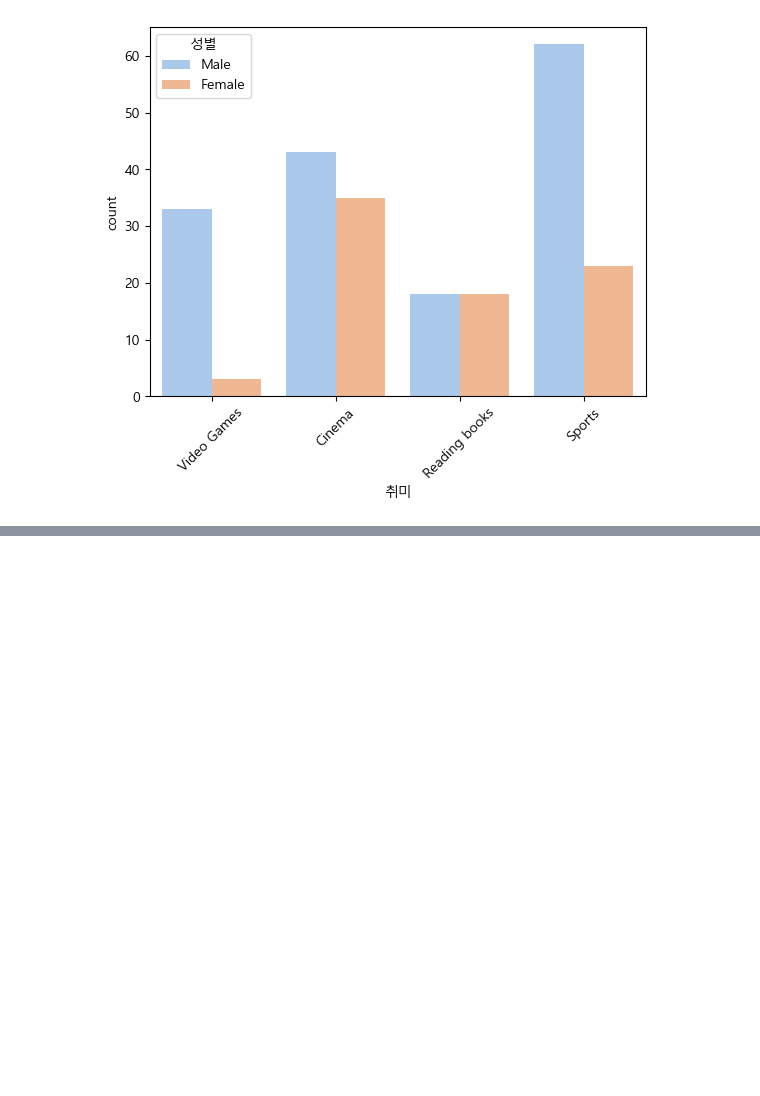
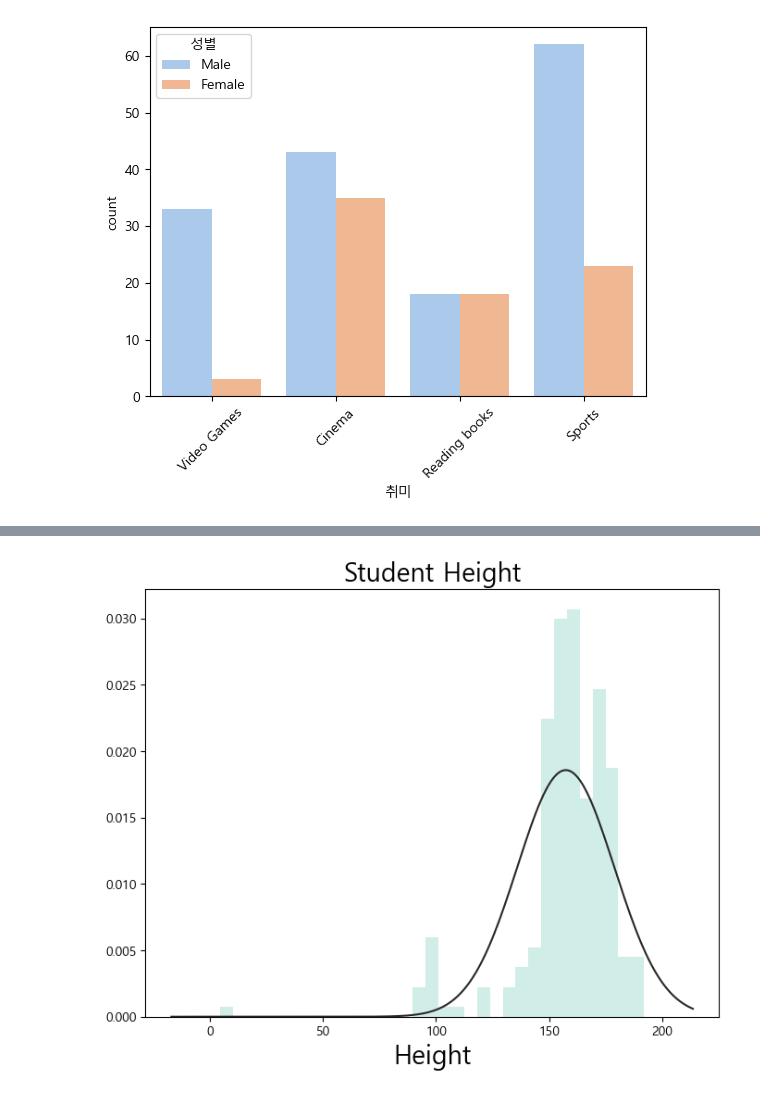
Before and after one commit to minseok06/python, a Jupyter notebook: 23강.ipynb, the cells around one changed output, grey strips where cells are left out. Drawn from its saved outputs; the diff is of its cells as text; code cells hidden in the pictures; blank space fills up the shorter version.

```diff
--- a/23강.ipynb
+++ b/23강.ipynb
@@ -73,0 +92,3 @@ plt.xticks(rotation=45)
+# %%
+HeightNewDf = pd.DataFrame(df[['신장','성별','몸무게']])
+HeightNewDf
@@ -73,0 +109,9 @@ plt.xticks(rotation=45)
+# %%
+plt.figure(figsize=(8,6))
+sns.distplot(HeightNewDf['신장'], fit=norm, kde=False)
+
+plt.title('Student Height', fontsize=20)
+plt.xlabel('Height', fontsize=20)
+plt.show()
+# %% [output]
+[figure, added]
```
Also changed, not shown: parts of 16 cells of this notebook.
